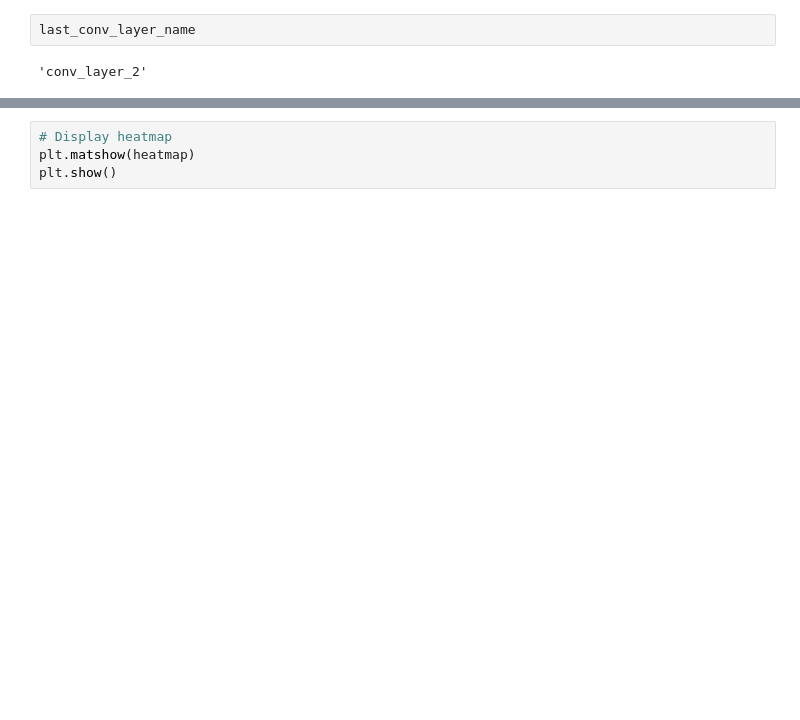
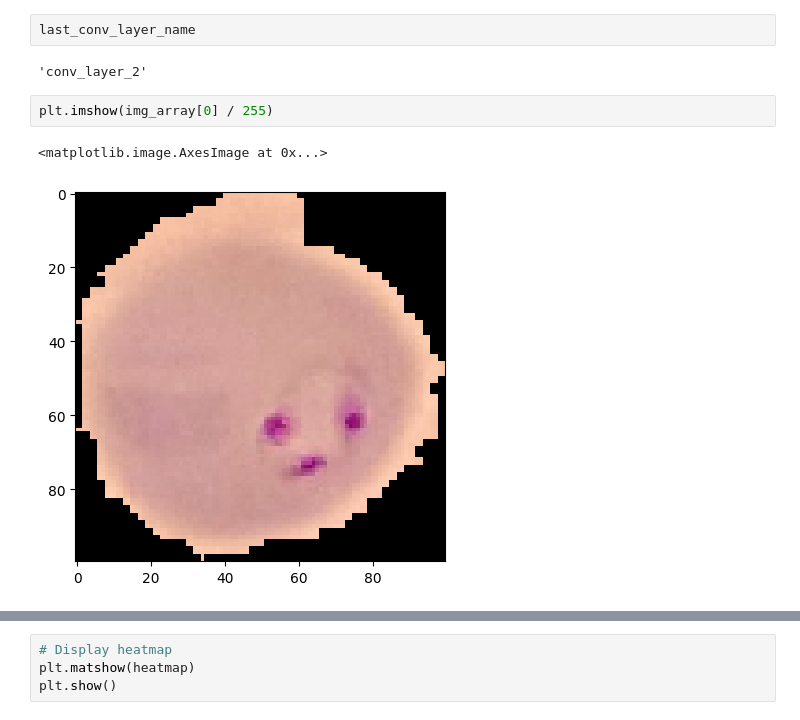
Before and after one commit to benjokapu/ProyectoFinal, a Jupyter notebook: grad_cam.ipynb, the cells around one changed output, grey strips where cells are left out. Cells and saved outputs as stored; diff of their text form; blank space fills up the shorter version.

```diff
--- a/grad_cam.ipynb
+++ b/grad_cam.ipynb
@@ -139,3 +176,8 @@ model.layers
 last_conv_layer_name
 # %% [output]
 'conv_layer_2'
+# %%
+plt.imshow(img_array[0] / 255)
+# %% [output]
+<matplotlib.image.AxesImage at 0x...>
+[figure, added]
```
Also changed, not shown: parts of 13 cells of this notebook, 4 other files.
